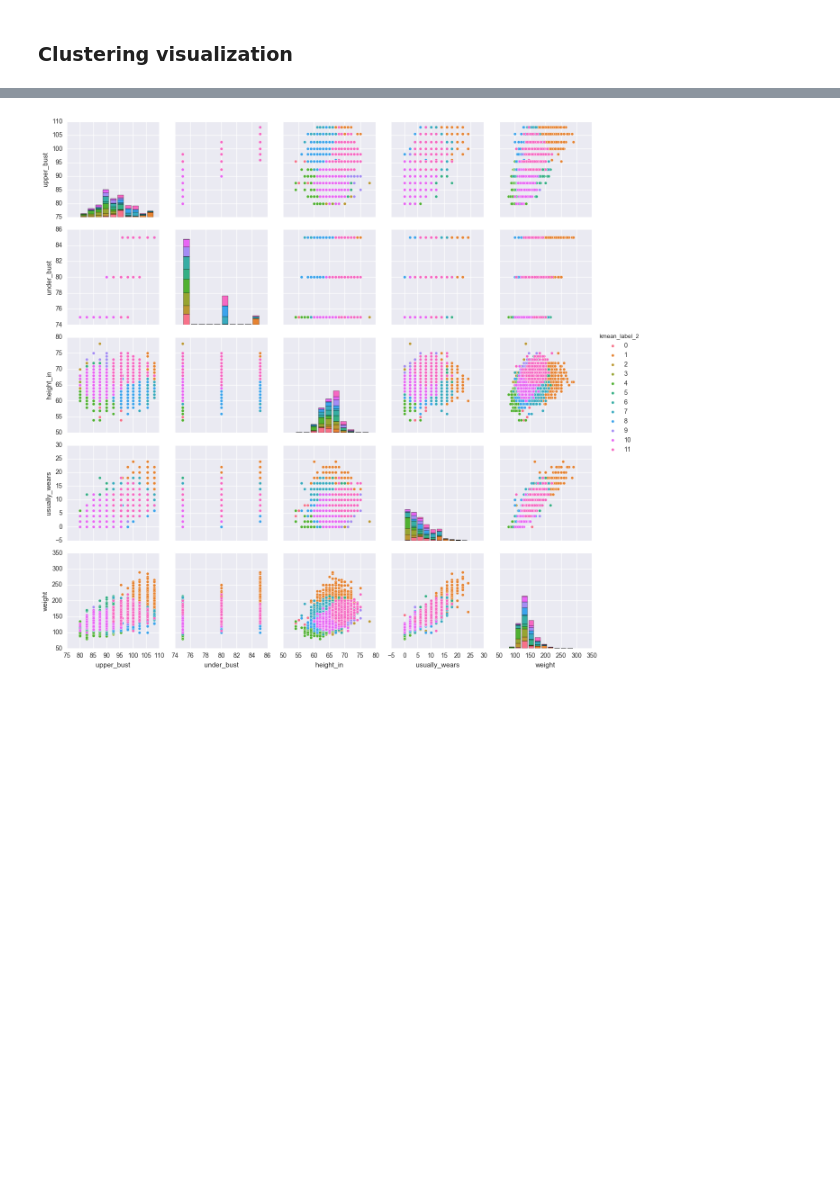
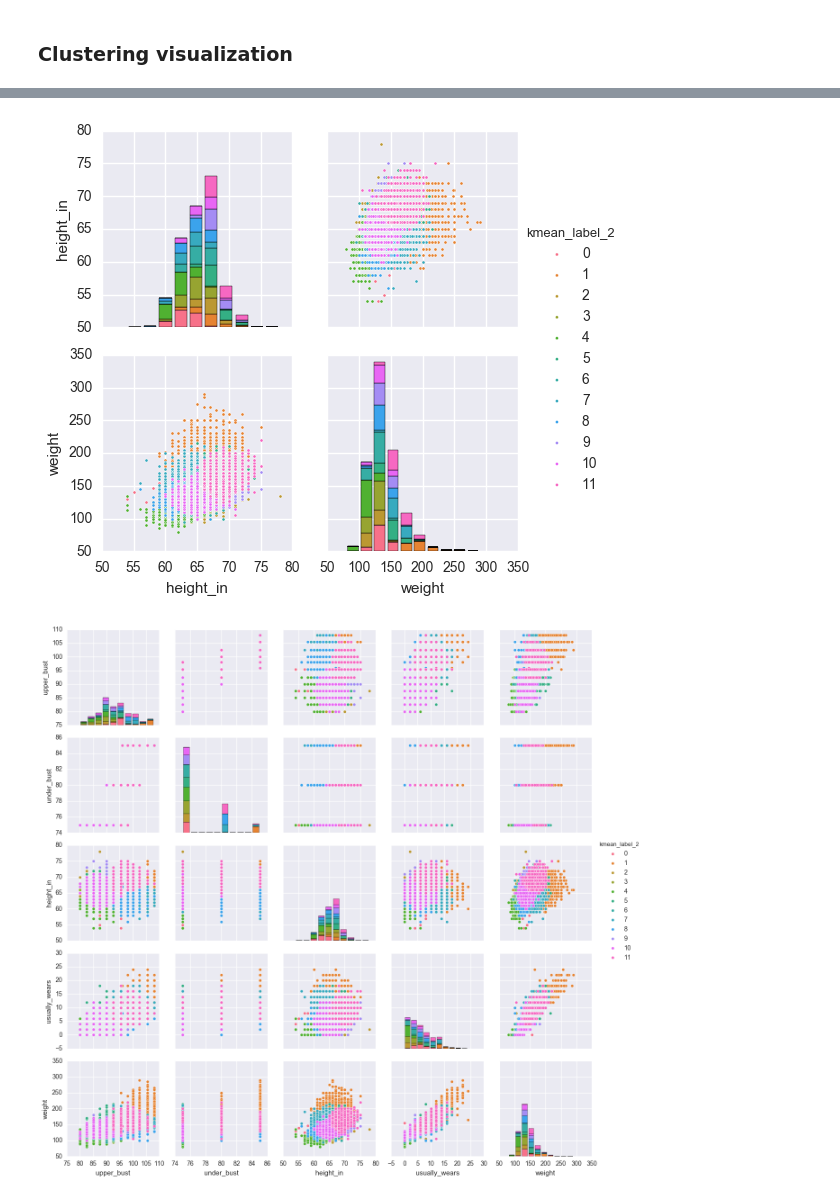
Before and after one commit to jtirtanata/rtr-app, a Jupyter notebook: model/clustering.ipynb, the cells around one changed output, grey strips where cells are left out. Cells and saved outputs as stored; diff of their text form; code cells hidden in the pictures; blank space fills up the shorter version.

```diff
--- a/model/clustering.ipynb
+++ b/model/clustering.ipynb
@@ -408,3 +416,7 @@ dtype: int64
+# %%
+pairplot_clusters(df_body, ['height_in', 'weight'], 'kmean_label_2')
+# %% [output]
+[figure, added]
 # %%
 my_pairplot_clusters(df_body, 'kmean_label_2')
 # %% [output]
```
Also changed, not shown: parts of 12 cells of this notebook, 22 other files.
